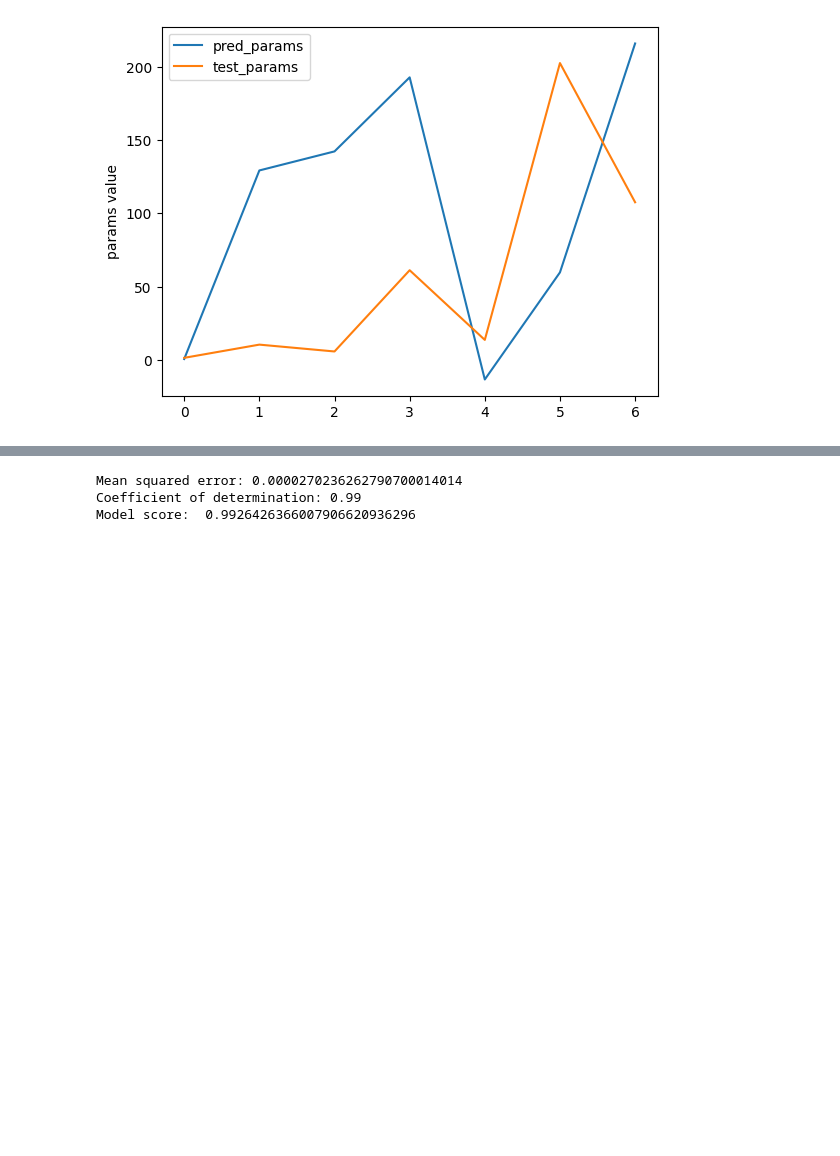
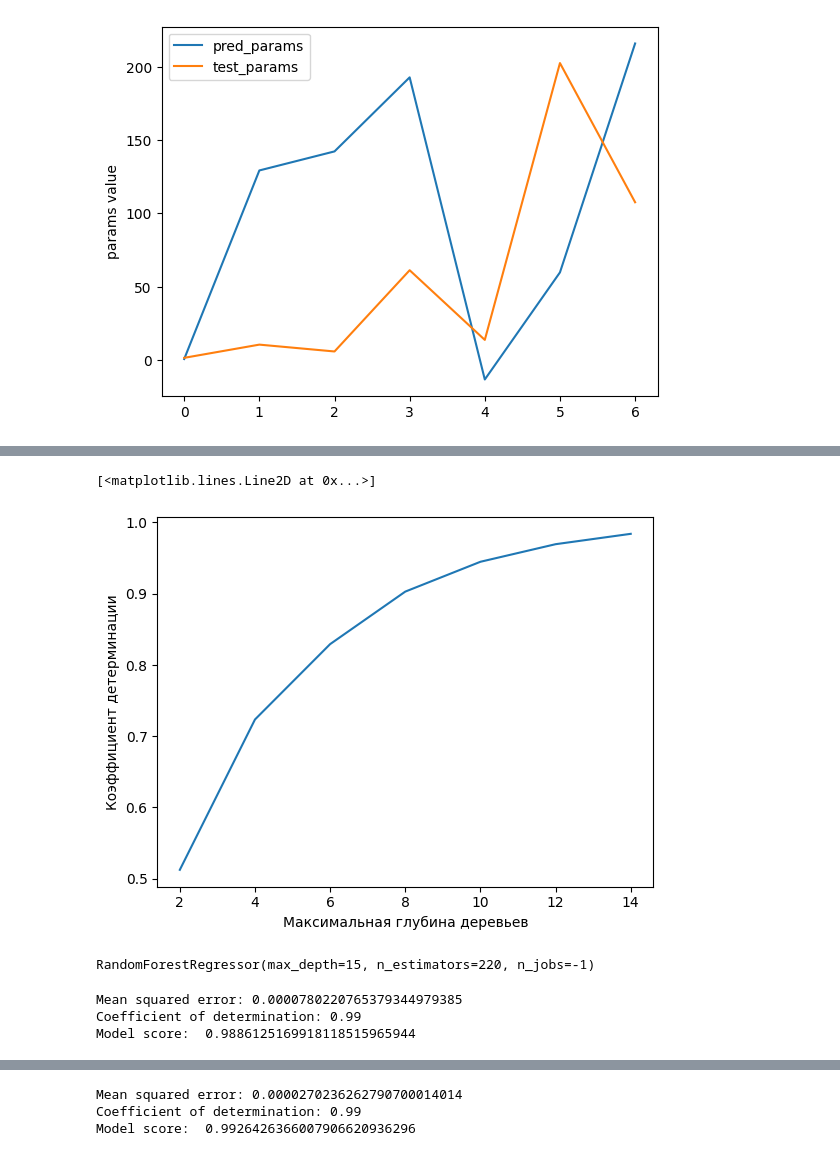
Before and after one commit to KirillAnokhin/MLProject, a Jupyter notebook: notebook.ipynb, the cells around one changed output, grey strips where cells are left out. Saved outputs shown, nothing was run; the diff lists cells and outputs as text; code cells hidden in the pictures; blank space fills up the shorter version.

```diff
--- a/notebook.ipynb
+++ b/notebook.ipynb
@@ -156,0 +212,8 @@ params_train, params_test, signal_train, signal_test = train_test_split(param_da
+# %%
+plt.title("")
+plt.xlabel("Максимальная глубина деревьев")
+plt.ylabel("Коэффициент детерминации")
+plt.plot(depths, scores)
+# %% [output]
+[<matplotlib.lines.Line2D at 0x...>]
+[figure, added]
@@ -156,0 +223,13 @@ params_train, params_test, signal_train, signal_test = train_test_split(param_da
+# %%
+regressor.fit(params_train, signal_train)
+# %% [output]
+RandomForestRegressor(max_depth=15, n_estimators=220, n_jobs=-1)
+# %%
+signal_pred = regressor.predict(params_test)
+print("Mean squared error: %.25f" % mean_squared_error(signal_test[0], signal_pred[0]))
+print("Coefficient of determination: %.2f" % r2_score(signal_test, signal_pred))
+print("Model score:  %.25f" %regressor.score(params_test, signal_test))
+# %% [output]
+Mean squared error: 0.0000780220765379344979385
+Coefficient of determination: 0.99
+Model score:  0.9886125169918118515965944
```
Also changed, not shown: parts of 27 cells of this notebook.
